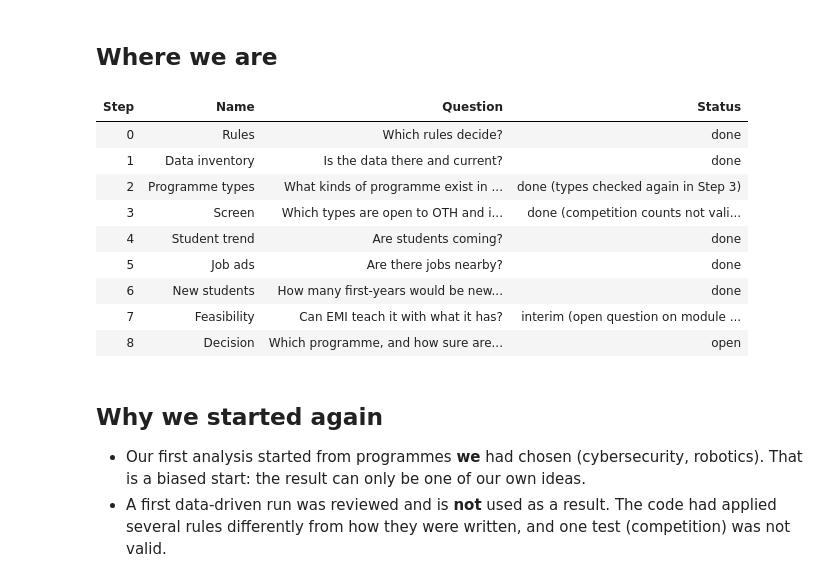
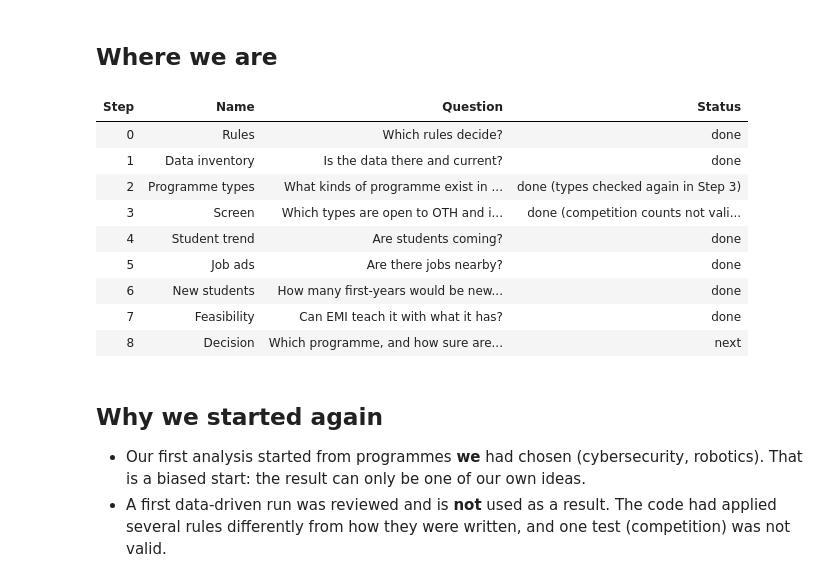
Before and after one commit to SomanthaManuranga/study-program-intelligence, a Jupyter notebook: notebooks/funnel_progress.ipynb, the cells around one changed output. Saved outputs shown, nothing was run; the diff lists cells and outputs as text; code cells hidden in the pictures.

```diff
--- a/notebooks/funnel_progress.ipynb
+++ b/notebooks/funnel_progress.ipynb
@@ -33,27 +33,27 @@ Rules loaded: 17 blocks - definitions, universe, text, similarity, discovery, po
 # %%
 STATUS = [   # updated after every finished step
     (0, "Rules", "Which rules decide?", "done"),
     (1, "Data inventory", "Is the data there and current?", "done"),
     (2, "Programme types", "What kinds of programme exist in Germany?", "done (types checked again in Step 3)"),
     (3, "Screen", "Which types are open to OTH and in EMI's field? How much competition is near?", "done (competition counts not validated)"),
     (4, "Student trend", "Are students coming?", "done"),
     (5, "Job ads", "Are there jobs nearby?", "done"),
     (6, "New students", "How many first-years would be new to OTH?", "done"),
-    (7, "Feasibility", "Can EMI teach it with what it has?", "interim (open question on module size)"),
-    (8, "Decision", "Which programme, and how sure are we?", "open"),
+    (7, "Feasibility", "Can EMI teach it with what it has?", "done"),
+    (8, "Decision", "Which programme, and how sure are we?", "next"),
 ]
 show(pd.DataFrame(STATUS, columns=["Step", "Name", "Question", "Status"]))
 # %% [output]
 | Step | Name | Question | Status |
 | 0 | Rules | Which rules decide? | done |
 | 1 | Data inventory | Is the data there and current? | done |
 | 2 | Programme types | What kinds of programme exist in ... | done (types checked again in Step 3) |
 | 3 | Screen | Which types are open to OTH and i... | done (competition counts not vali... |
 | 4 | Student trend | Are students coming? | done |
 | 5 | Job ads | Are there jobs nearby? | done |
 | 6 | New students | How many first-years would be new... | done |
-| 7 | Feasibility | Can EMI teach it with what it has? | interim (open question on module ... |
-| 8 | Decision | Which programme, and how sure are... | open |
+| 7 | Feasibility | Can EMI teach it with what it has? | done |
+| 8 | Decision | Which programme, and how sure are... | next |
 # %% [markdown]
 ## Why we started again
 
```
Also changed, not shown: parts of 15 cells of this notebook, 2 other files.
